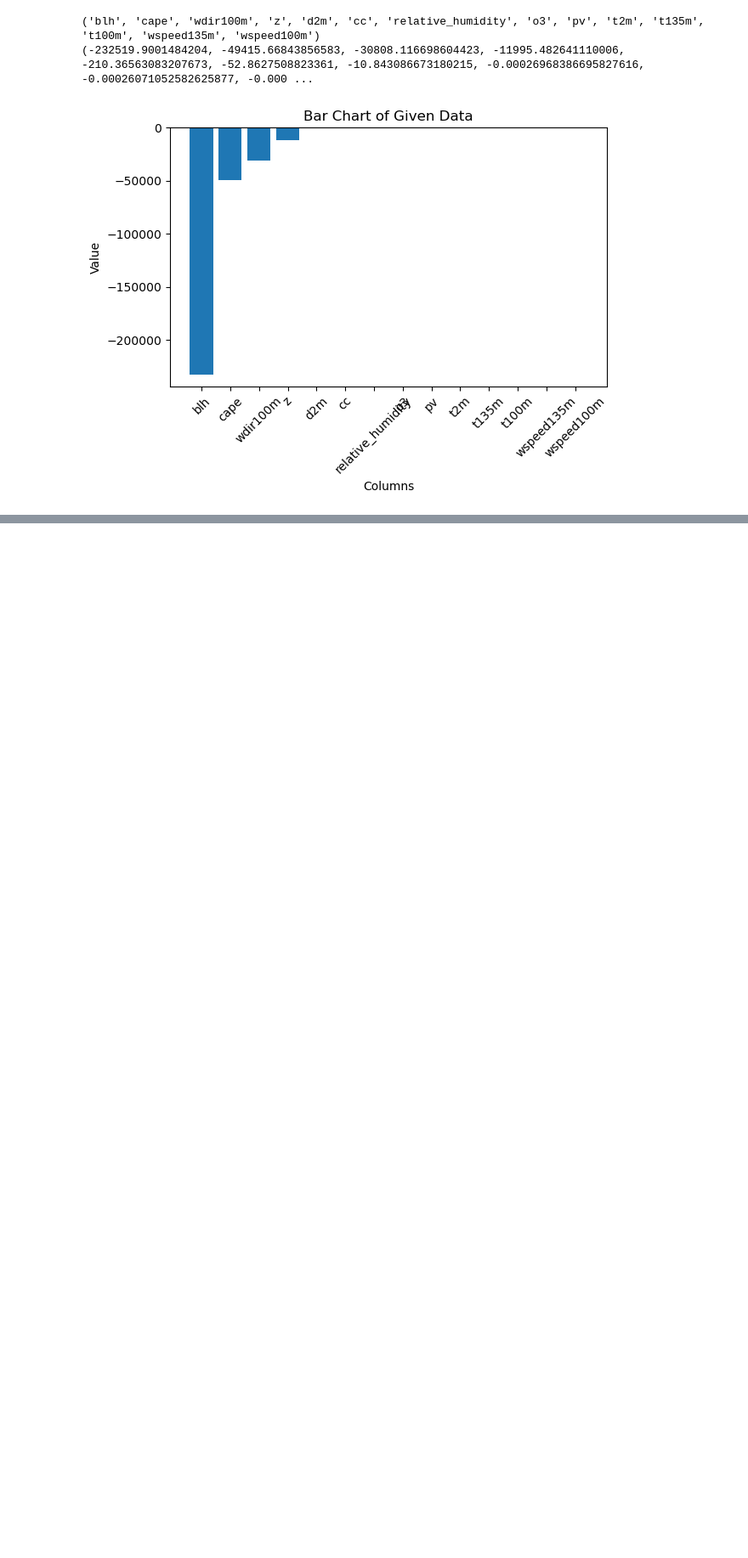
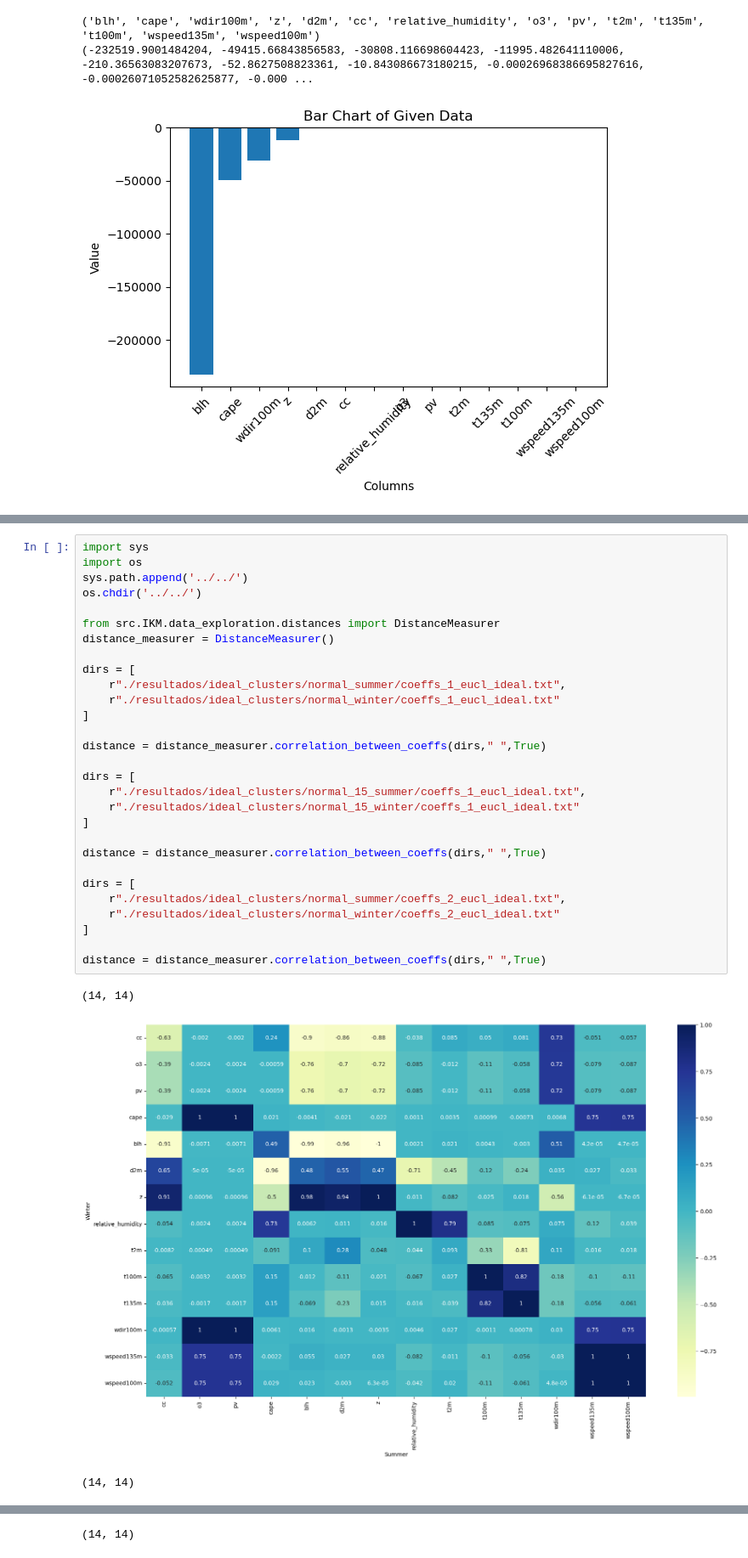
Before and after one commit to Caumel/Master_thesis, a Jupyter notebook: src/notebooks/resultados.ipynb, the cells around one changed output, grey strips where cells are left out. Shown at 85% size. Drawn from its saved outputs; the diff is of its cells as text; blank space fills up the shorter version.

Commit message:
[Update] add test and results

```diff
--- a/src/notebooks/resultados.ipynb
+++ b/src/notebooks/resultados.ipynb
@@ -226,0 +233,33 @@ plt.show()
+# %%
+import sys
+import os
+sys.path.append('../../')
+os.chdir('../../')
+
+from src.IKM.data_exploration.distances import DistanceMeasurer
+distance_measurer = DistanceMeasurer()
+
+dirs = [
+    r"./resultados/ideal_clusters/normal_summer/coeffs_1_eucl_ideal.txt",
+    r"./resultados/ideal_clusters/normal_winter/coeffs_1_eucl_ideal.txt"
+]
+
+distance = distance_measurer.correlation_between_coeffs(dirs," ",True)
+
+dirs = [
+    r"./resultados/ideal_clusters/normal_15_summer/coeffs_1_eucl_ideal.txt",
+    r"./resultados/ideal_clusters/normal_15_winter/coeffs_1_eucl_ideal.txt"
+]
+
+distance = distance_measurer.correlation_between_coeffs(dirs," ",True)
+
+dirs = [
+    r"./resultados/ideal_clusters/normal_summer/coeffs_2_eucl_ideal.txt",
+    r"./resultados/ideal_clusters/normal_winter/coeffs_2_eucl_ideal.txt"
+]
+
+distance = distance_measurer.correlation_between_coeffs(dirs," ",True)
+# %% [output]
+(14, 14)
+[figure, added]
+(14, 14)
@@ -226,0 +267 @@ plt.show()
+(14, 14)
```
Also changed, not shown: parts of 7 cells of this notebook, 20 other files.
